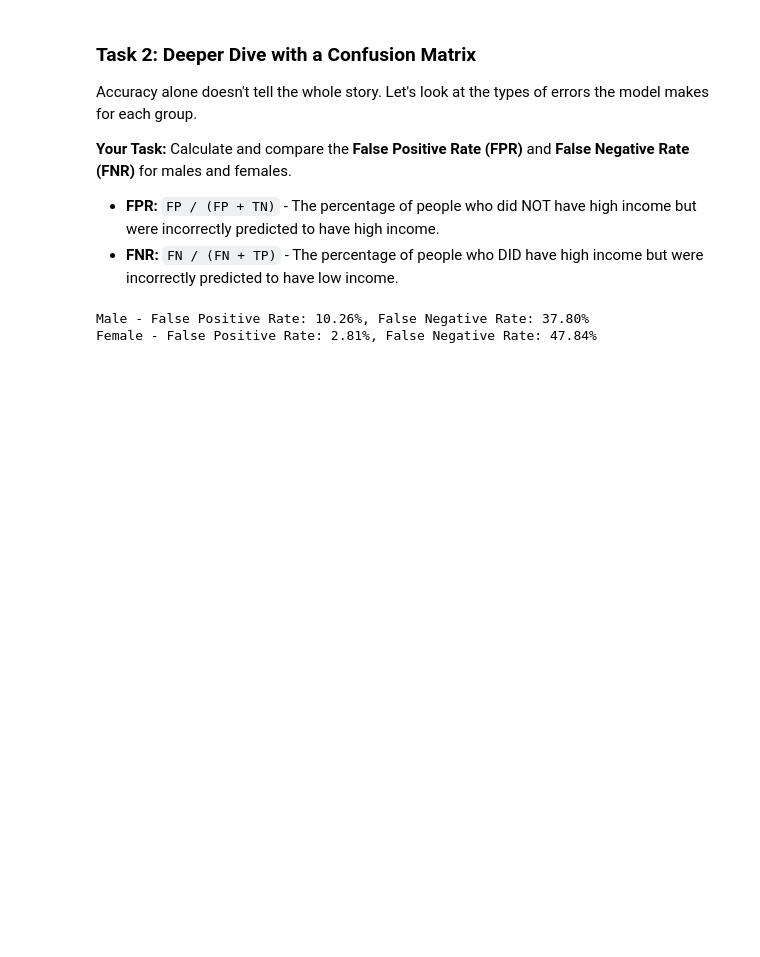
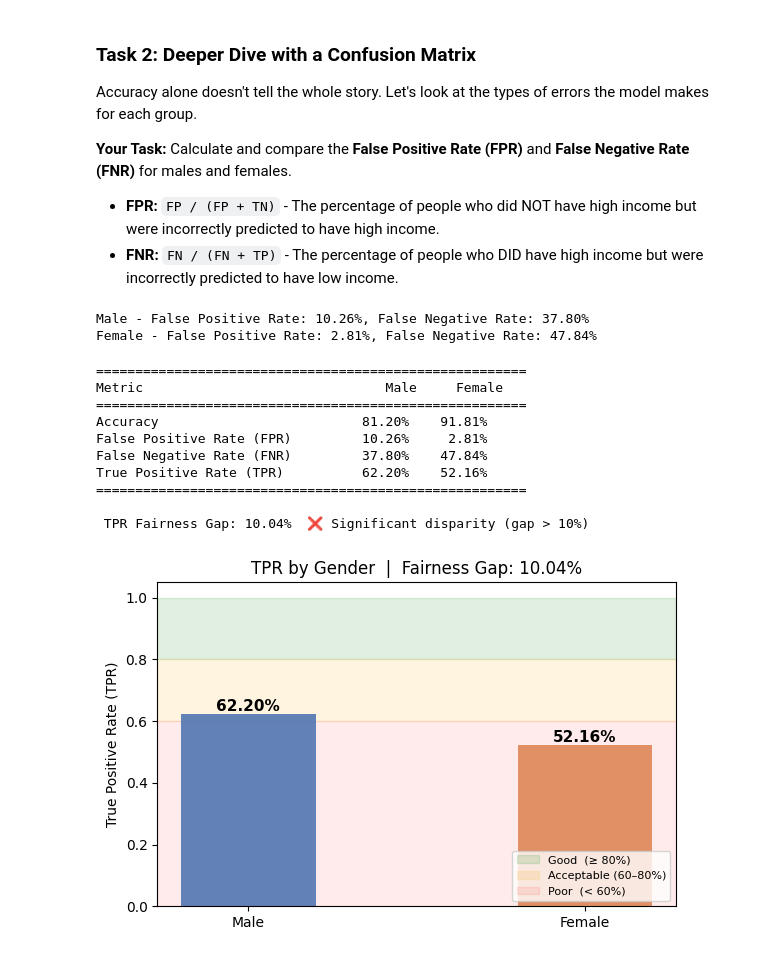
Before and after one commit to CeZa18/Cesar-Zaldivar-ML-ITAI1371, a Jupyter notebook: L12_CesarZaldivar_ITAI1371.ipynb, the cells around one changed output. Cells and saved outputs as stored; diff of their text form; code cells hidden in the pictures; blank space fills up the shorter version.

```diff
--- a/L12_CesarZaldivar_ITAI1371.ipynb
+++ b/L12_CesarZaldivar_ITAI1371.ipynb
@@ -110,6 +110,74 @@ print(f"Female - False Positive Rate: {fpr_female:.2%}, False Negative Rate: {fn
 # %% [output]
 Male - False Positive Rate: 10.26%, False Negative Rate: 37.80%
 Female - False Positive Rate: 2.81%, False Negative Rate: 47.84%
+# %%
+# ── FAIRNESS SUMMARY: TPR Comparison ─────────────────────────────────────────
+
+'''
+    Use the variables already defined above: acc_male, acc_female,
+    fpr_male, fnr_male, fpr_female, fnr_female to comapre the TPR and
+    evaluate the predicted model fairness
+'''
+
+import matplotlib.pyplot as plt
+
+# 1. Calculate TPR from FNR (TPR = 1 - FNR)
+tpr_male   = 1 - fnr_male
+tpr_female = 1 - fnr_female
+tpr_gap    = abs(tpr_male - tpr_female)
+
+# 2. Print a simple comparison table
+print("=" * 55)
+print(f"{'Metric':<30} {'Male':>10} {'Female':>10}")
+print("=" * 55)
+print(f"{'Accuracy':<30} {acc_male:>9.2%} {acc_female:>9.2%}")
+print(f"{'False Positive Rate (FPR)':<30} {fpr_male:>9.2%} {fpr_female:>9.2%}")
+print(f"{'False Negative Rate (FNR)':<30} {fnr_male:>9.2%} {fnr_female:>9.2%}")
+print(f"{'True Positive Rate (TPR)':<30} {tpr_male:>9.2%} {tpr_female:>9.2%}")
+print("=" * 55)
+print(f"\n TPR Fairness Gap: {tpr_gap:.2%}", end="  ")
+if tpr_gap <= 0.05:
+    print("✅ Fair (gap ≤ 5%)")
+elif tpr_gap <= 0.10:
+    print("⚠️  Moderate disparity (5–10%)")
+else:
+    print("❌ Significant disparity (gap > 10%)")
+
+# 3. Simple bar chart — TPR by group with rating bands
+fig, ax = plt.subplots(figsize=(6, 4))
+
+# Shaded rating bands (background)
+ax.axhspan(0.80, 1.00, color="green",  alpha=0.12, label="Good  (≥ 80%)")
+ax.axhspan(0.60, 0.80, color="orange", alpha=0.12, label="Acceptable (60–80%)")
+ax.axhspan(0.00, 0.60, color="red",    alpha=0.08, label="Poor  (< 60%)")
+
+# Bars
+bars = ax.bar(["Male", "Female"], [tpr_male, tpr_female],
+              color=["#4C72B0", "#DD8452"], width=0.4, alpha=0.88)
+
+# Value labels on bars
+for bar, val in zip(bars, [tpr_male, tpr_female]):
+    ax.text(bar.get_x() + bar.get_width() / 2, bar.get_height() + 0.01,
+            f"{val:.2%}", ha="center", fontsize=11, fontweight="bold")
+
+ax.set_ylim(0, 1.05)
+ax.set_ylabel("True Positive Rate (TPR)")
+ax.set_title(f"TPR by Gender  |  Fairness Gap: {tpr_gap:.2%}")
+ax.legend(fontsize=8, loc="lower right")
+plt.tight_layout()
+plt.show()
+# %% [output]
+=======================================================
+Metric                               Male     Female
+=======================================================
+Accuracy                          81.20%    91.81%
+False Positive Rate (FPR)         10.26%     2.81%
+False Negative Rate (FNR)         37.80%    47.84%
+True Positive Rate (TPR)          62.20%    52.16%
+=======================================================
+
+ TPR Fairness Gap: 10.04%  ❌ Significant disparity (gap > 10%)
+[figure, added]
 # %% [markdown]
 ## 📝 Reflective Knowledge Check
 **Instructions:** Answer the following questions in this markdown cell. Your answers should be based on **your specific results** from the code you ran above.
```
Also changed, not shown: parts of 1 cell of this notebook.
